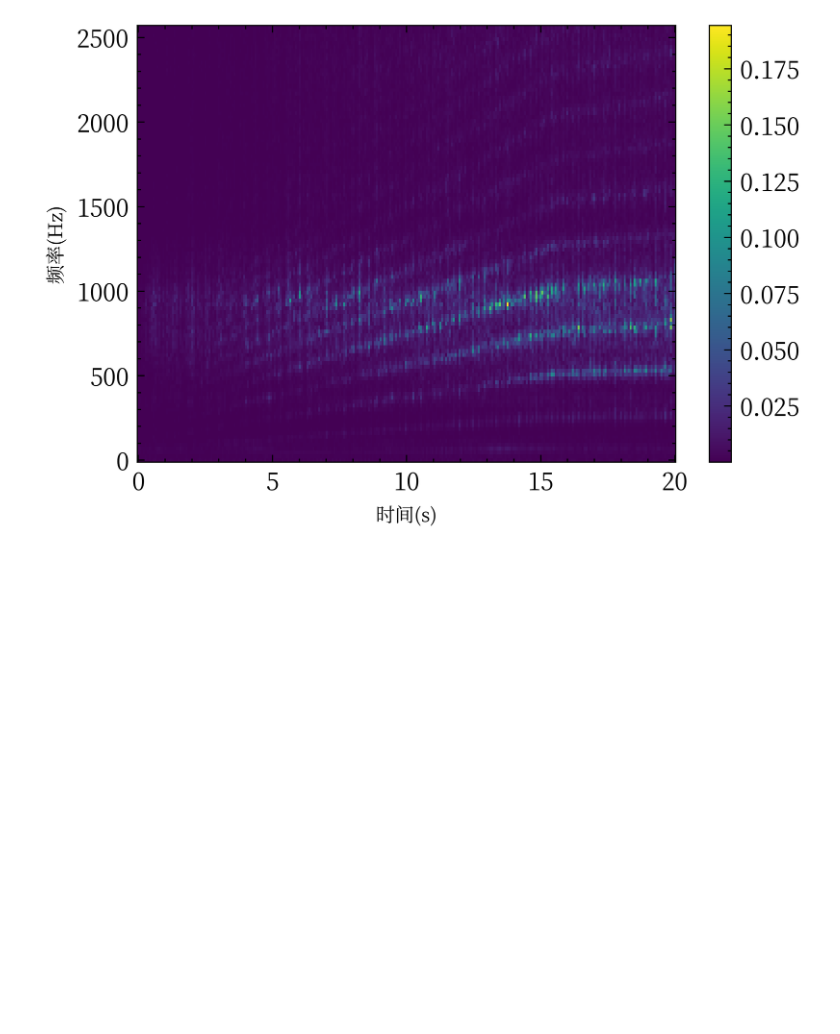
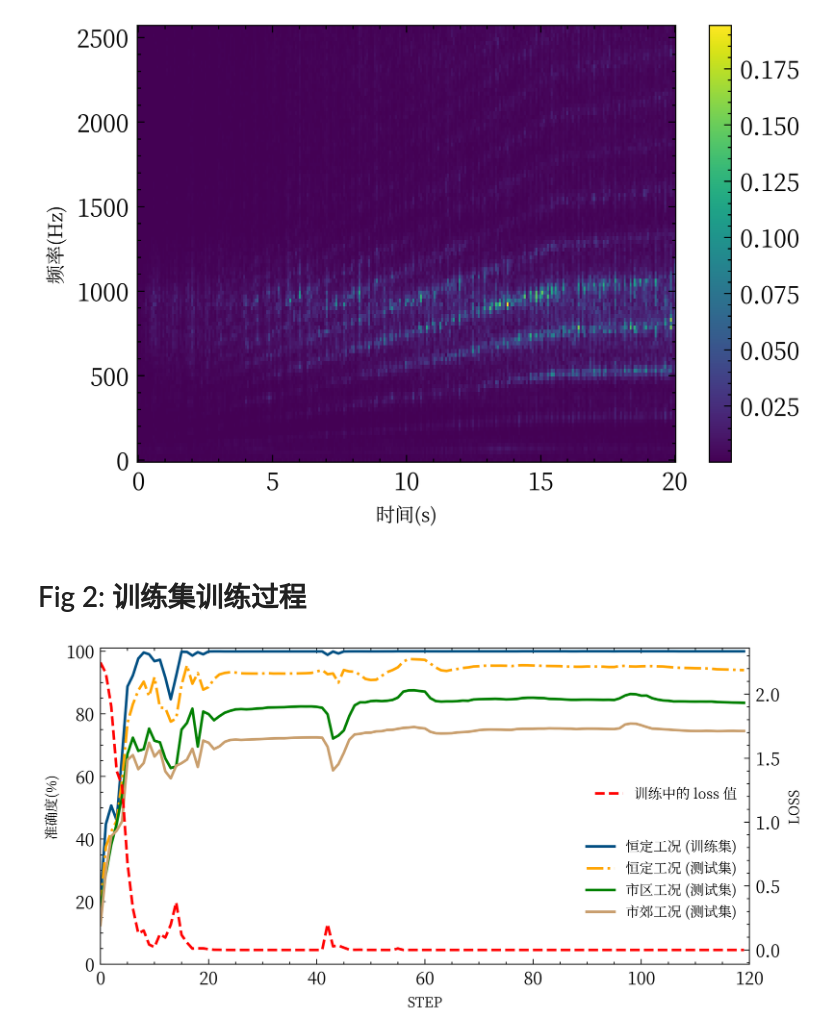
Before and after one commit to bakulaibuji/AdaClust_CompoundFaults, a Jupyter notebook: plot/plot.ipynb, the cells around one changed output. Cells and saved outputs as stored; diff of their text form; code cells hidden in the pictures; blank space fills up the shorter version.

Commit message:
plot (50%)

```diff
--- a/plot/plot.ipynb
+++ b/plot/plot.ipynb
@@ -17,9 +15,9 @@ colors = Set2_7.mpl_colors
 params = {
     'axes.labelsize': 8,
     'font.size': 8,
-    'legend.fontsize': 10,
-    'xtick.labelsize': 10,
-    'ytick.labelsize': 10,
+    'legend.fontsize': 8,
+    'xtick.labelsize': 8,
+    'ytick.labelsize': 8,
     'text.usetex': False,
     'figure.figsize': [4.5, 4.5]
 }
@@ -119,3 +117,55 @@ fig.colorbar(im)
 plt.savefig('figs/varied_signal_stft.png', dpi=300, bbox_inches='tight', pad_inches=0, transparent=True)
 # %% [output]
 [figure]
+# %% [markdown]
+# Fig 2: 训练集训练过程
+# %%
+file_path = Path("./result.xlsx")
+xl = pd.ExcelFile(file_path)
+df = xl.parse('train_91')
+cut_off = 120
+# 恒定工况训练准确度 = HL+LL+ML/6
+df['train_const_speed'] = (df['HL13_in_acc'] + df['HL13_out_acc'] + df['LL15_in_acc'] + df['LL15_out_acc'] + df[
+    'ML17_in_acc'] + df['ML17_out_acc']) / 6
+
+# 恒定工况测试准确度
+df['test_const_speed'] = (df['HH12_in_acc'] + df['HH12_out_acc'] + df['LH14_in_acc'] + df['LH14_out_acc'] + df[
+    'MH16_in_acc'] + df['MH16_out_acc']) / 6
+
+# 市区工况测试准确度
+df['test_udc'] = (df['B4L09_in_acc'] + df['B4L09_out_acc']) / 2
+
+# 市郊工况测试准确度
+df['test_eudc'] = (df['B4L110_in_acc'] + df['B4L110_out_acc'] + df['B4L211_in_acc'] + df['B4L211_out_acc']) / 4
+
+fig, ax = plt.subplots(1, 1, figsize=(8 / 1.2, 4 / 1.2), dpi=600)
+ax.plot(df.index[:cut_off], df['train_const_speed'][:cut_off] * 100, linewidth=1.5, linestyle='-',
+        markersize=2,
+        color=(0, 80 / 255, 131 / 255),
+        label='恒定工况 (训练集)')
+ax.plot(df.index[:cut_off], df['test_const_speed'][:cut_off] * 100, linewidth=1.5, linestyle='-.',
+        markersize=2,
+        color='orange',
+        label='恒定工况 (测试集)')
+ax.plot(df.index[:cut_off], df['test_udc'][:cut_off] * 100, linewidth=1.5, linestyle='-', markersize=2,
+        color='green',
+        label='市区工况 (测试集)')
+ax.plot(df.index[:cut_off], df['test_eudc'][:cut_off] * 100, linewidth=1.5, linestyle='-', markersize=2,
+        color=(201 / 255, 159 / 255, 110 / 255),
+        label='市郊工况 (测试集)')
+ax.set_ylabel('准确度(%)')
+ax.set_xlabel('STEP')
+ax.set_xlim(0, cut_off)
+ax.set_ylim(0, 101)
+ax.legend(loc='lower right', bbox_to_anchor=(1, 0.1))
+
+ax2 = ax.twinx()
+ax2.plot(df.index[:cut_off], df['loss'][:cut_off], linewidth=1.5, linestyle='--', markersize=2,
+         color='red',
+         label='训练中的 loss 值')
+ax2.set_ylabel('LOSS')
+ax2.legend(loc='upper right', bbox_to_anchor=(1, 0.6))
+
+plt.savefig('figs/train_process_group_1.png', dpi=300, bbox_inches='tight', pad_inches=0, transparent=True)
+# %% [output]
+[figure, added]
```
Also changed, not shown: parts of 6 cells of this notebook, 4 other files.
